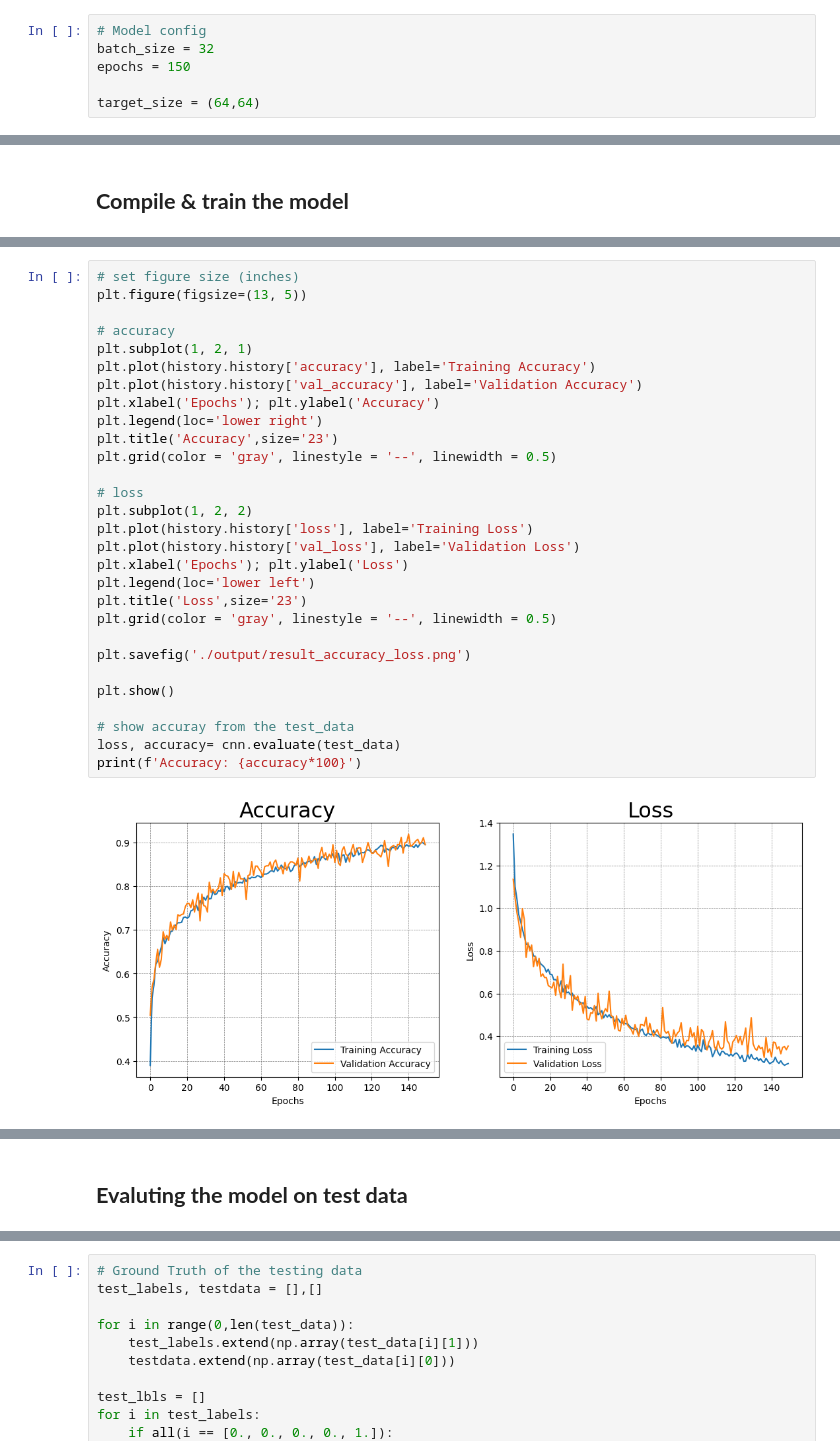
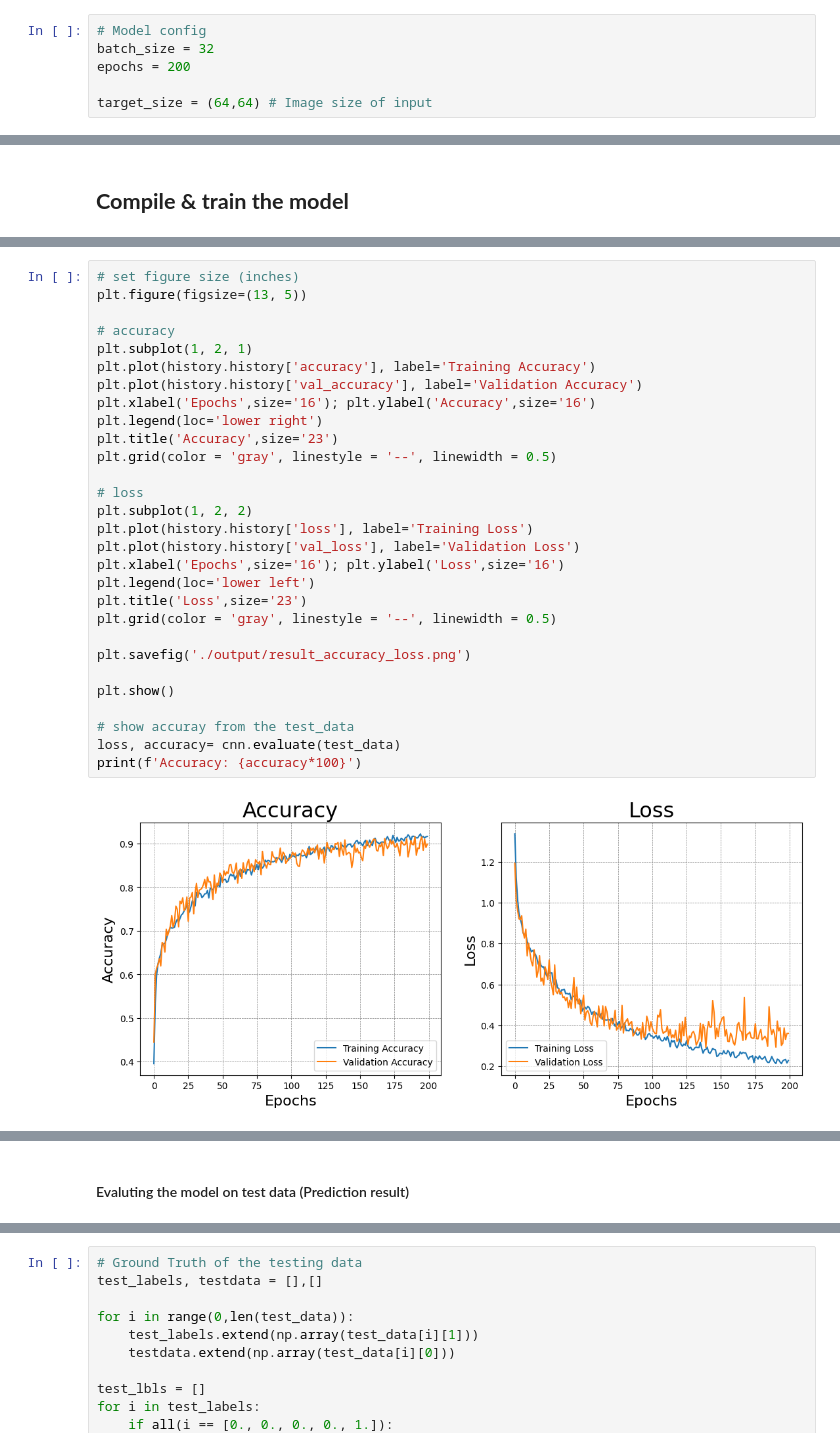
Before and after one commit to sc0210/AWINLAB_hw, a Jupyter notebook: Deep_learning/main.ipynb, the cells around one changed output, grey strips where cells are left out. Cells and saved outputs as stored; diff of their text form.

```diff
--- a/Deep_learning/main.ipynb
+++ b/Deep_learning/main.ipynb
@@ -53,9 +64,9 @@ tulip
 # %%
 # Model config
 batch_size = 32
-epochs = 150
+epochs = 200
 
-target_size = (64,64)
+target_size = (64,64) # Image size of input
 # %%
 splitfolders.ratio('./datasets/', './split_datasets/', seed=1337, ratio=(0.7,0.2,0.1))
 # %% [markdown]
@@ -214,31 +222,31 @@ Epoch 150/150
 # %%
 # set figure size (inches)
 plt.figure(figsize=(13, 5))
 
 # accuracy
 plt.subplot(1, 2, 1)
 plt.plot(history.history['accuracy'], label='Training Accuracy')
 plt.plot(history.history['val_accuracy'], label='Validation Accuracy')
-plt.xlabel('Epochs'); plt.ylabel('Accuracy')
+plt.xlabel('Epochs',size='16'); plt.ylabel('Accuracy',size='16')
 plt.legend(loc='lower right')
 plt.title('Accuracy',size='23')
 plt.grid(color = 'gray', linestyle = '--', linewidth = 0.5)
 
 # loss
 plt.subplot(1, 2, 2)
 plt.plot(history.history['loss'], label='Training Loss')
 plt.plot(history.history['val_loss'], label='Validation Loss')
-plt.xlabel('Epochs'); plt.ylabel('Loss')
+plt.xlabel('Epochs',size='16'); plt.ylabel('Loss',size='16')
 plt.legend(loc='lower left')
 plt.title('Loss',size='23')
 plt.grid(color = 'gray', linestyle = '--', linewidth = 0.5)
 
 plt.savefig('./output/result_accuracy_loss.png')
 
 plt.show()
 
 # show accuray from the test_data
 loss, accuracy= cnn.evaluate(test_data)
 print(f'Accuracy: {accuracy*100}')
 # %% [output]
-[figure, old version]
+[figure, new version]
@@ -247,2 +255,2 @@ Accuracy: 88.31325769424438
 # %% [markdown]
-## **Evaluting the model on test data**
+#### Evaluting the model on test data (Prediction result)
```
Also changed, not shown: parts of 20 cells of this notebook, 6 other files.
